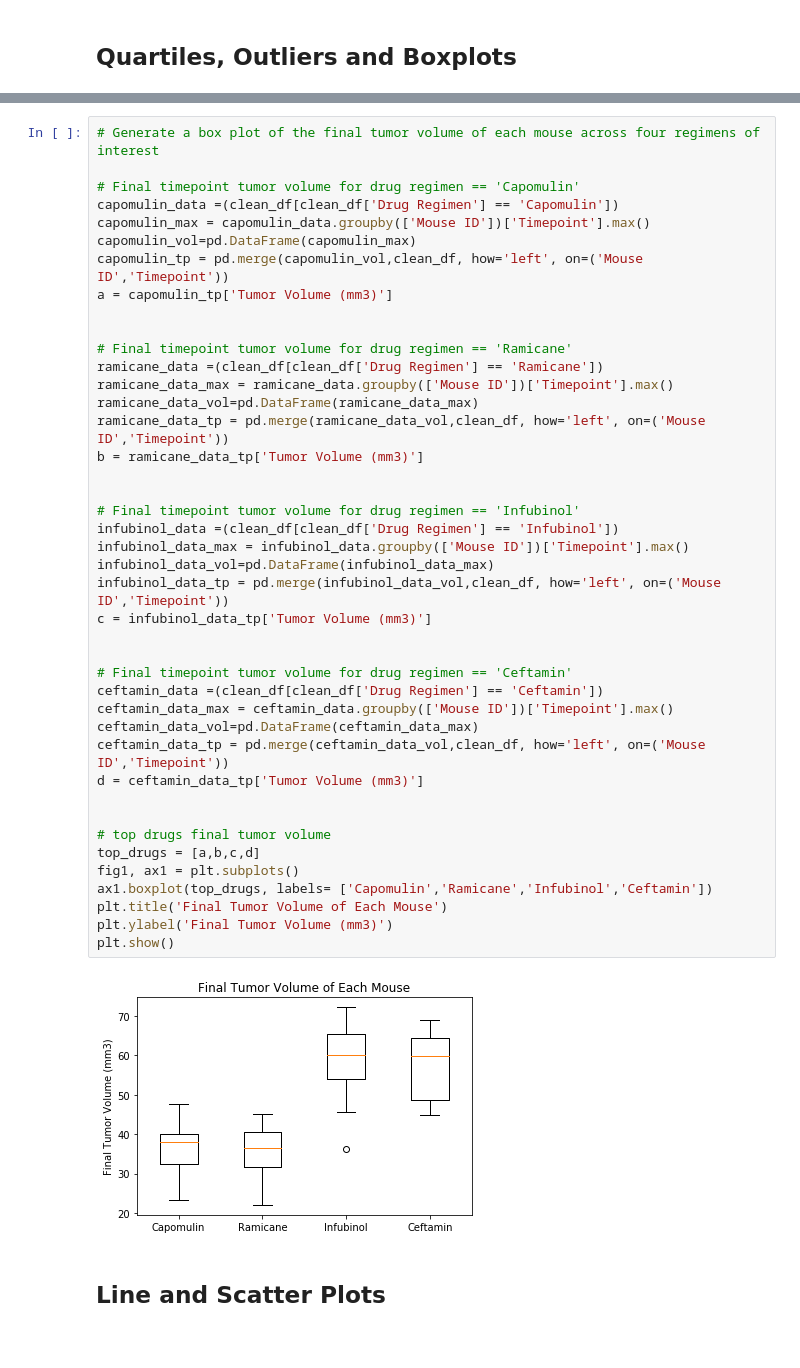
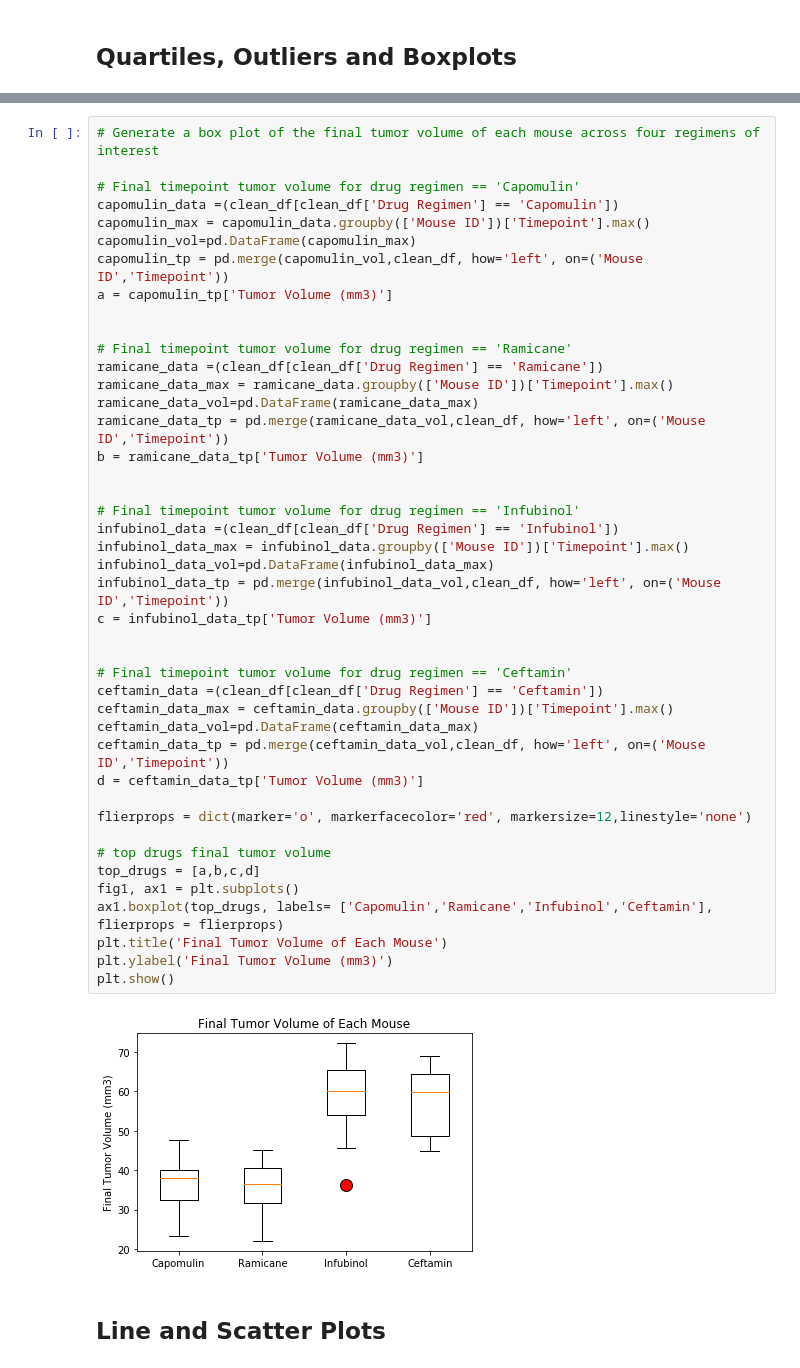
Before and after one commit to pauline-li/Matplotlib, a Jupyter notebook: Pymaceuticals/pymaceuticals_starter.ipynb, the cells around one changed output, grey strips where cells are left out. Saved outputs shown, nothing was run; the diff lists cells and outputs as text.

```diff
--- a/Pymaceuticals/pymaceuticals_starter.ipynb
+++ b/Pymaceuticals/pymaceuticals_starter.ipynb
@@ -256,35 +256,36 @@ a = capomulin_tp['Tumor Volume (mm3)']
 ramicane_data =(clean_df[clean_df['Drug Regimen'] == 'Ramicane'])
 ramicane_data_max = ramicane_data.groupby(['Mouse ID'])['Timepoint'].max()
 ramicane_data_vol=pd.DataFrame(ramicane_data_max)
 ramicane_data_tp = pd.merge(ramicane_data_vol,clean_df, how='left', on=('Mouse ID','Timepoint'))
 b = ramicane_data_tp['Tumor Volume (mm3)']
 
 
 # Final timepoint tumor volume for drug regimen == 'Infubinol'
 infubinol_data =(clean_df[clean_df['Drug Regimen'] == 'Infubinol'])
 infubinol_data_max = infubinol_data.groupby(['Mouse ID'])['Timepoint'].max()
 infubinol_data_vol=pd.DataFrame(infubinol_data_max)
 infubinol_data_tp = pd.merge(infubinol_data_vol,clean_df, how='left', on=('Mouse ID','Timepoint'))
 c = infubinol_data_tp['Tumor Volume (mm3)']
 
 
 # Final timepoint tumor volume for drug regimen == 'Ceftamin'
 ceftamin_data =(clean_df[clean_df['Drug Regimen'] == 'Ceftamin'])
 ceftamin_data_max = ceftamin_data.groupby(['Mouse ID'])['Timepoint'].max()
 ceftamin_data_vol=pd.DataFrame(ceftamin_data_max)
 ceftamin_data_tp = pd.merge(ceftamin_data_vol,clean_df, how='left', on=('Mouse ID','Timepoint'))
 d = ceftamin_data_tp['Tumor Volume (mm3)']
 
+flierprops = dict(marker='o', markerfacecolor='red', markersize=12,linestyle='none')
 
 # top drugs final tumor volume
 top_drugs = [a,b,c,d]
 fig1, ax1 = plt.subplots()
-ax1.boxplot(top_drugs, labels= ['Capomulin','Ramicane','Infubinol','Ceftamin'])
+ax1.boxplot(top_drugs, labels= ['Capomulin','Ramicane','Infubinol','Ceftamin'], flierprops = flierprops)
 plt.title('Final Tumor Volume of Each Mouse')
 plt.ylabel('Final Tumor Volume (mm3)')
 plt.show()
 # %% [output]
-[figure, old version]
+[figure, new version]
 # %% [markdown]
 ## Line and Scatter Plots
 # %%
```
